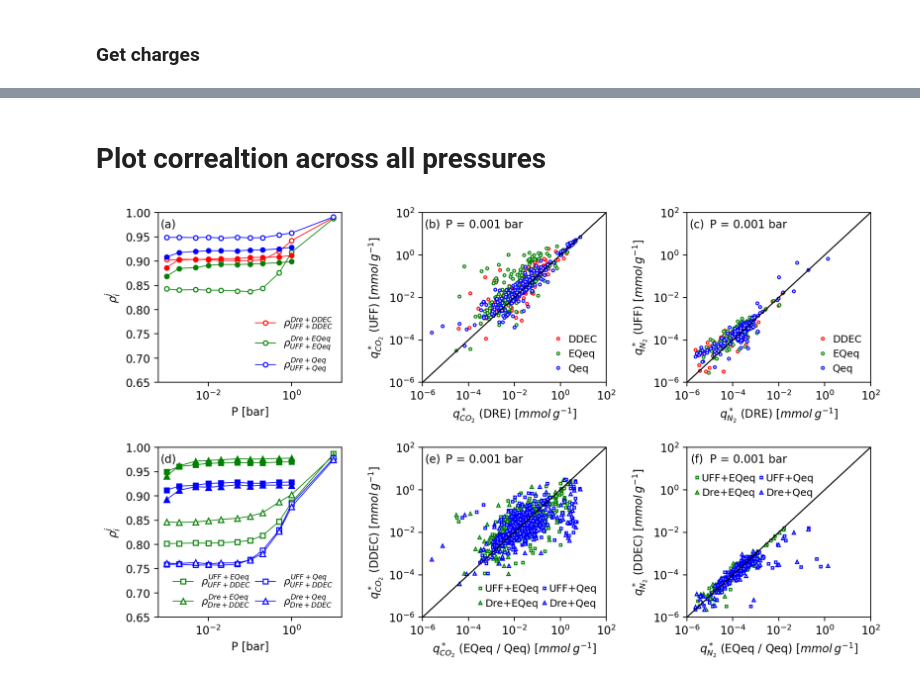
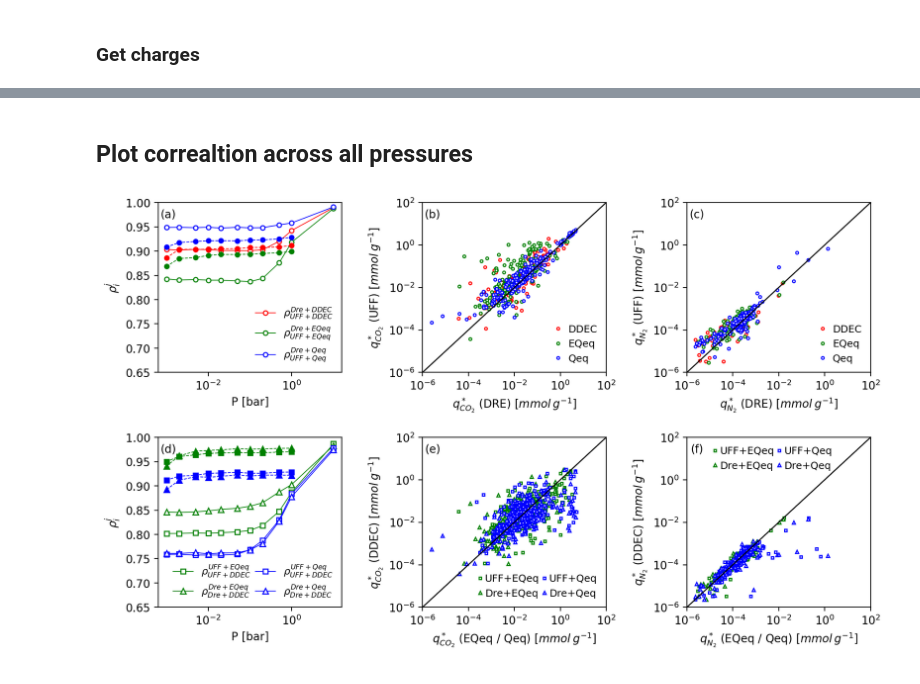
Before and after one commit to ConorNCleeton/uncertainty_screening_mofs, a Jupyter notebook: GCMC_exploratory_data_analysis/Exploratory_data_analysis.ipynb, the cells around one changed output, grey strips where cells are left out. Drawn from its saved outputs; the diff is of its cells as text; code cells hidden in the pictures.

Commit message:
update visualisation codes

```diff
--- a/GCMC_exploratory_data_analysis/Exploratory_data_analysis.ipynb
+++ b/GCMC_exploratory_data_analysis/Exploratory_data_analysis.ipynb
@@ -45,6 +45,12 @@ for_ranking = pd.DataFrame(list(zip(inter,unique_materials)),columns =['Number',
 with open('neverDOE.txt','r') as file:
     f = file.readlines()
 neverDOE = [s.split('\n')[0] for s in f]
+
+# Get list of materials which were flagged as being structurally inconsistent (i.e., presence of unbound water
+# molecules, counter-ions and/or hydrogen atom with incorrect bond lengths/angles)
+with open('structurally_inconsistent_MOFs.txt','r') as file:
+    f = file.readlines()
+badMOFs = [s.split('\n')[0] for s in f]
 # %%
 ## Read in the GCMC isotherm simulated data
 CO2_df = []
@@ -385,11 +392,11 @@ fig.tight_layout()
 # %% [markdown]
-# Plot correaltion across all pressures
+## Plot correaltion across all pressures
 # %%
 # plot as a function of pressure and charge scheme
 %config InlineBackend.figure_format = 'retina'
 
-N2_data = N2_df[~N2_df['Name'].isin(neverDOE)];
-CO2_data = CO2_df[~CO2_df['Name'].isin(neverDOE)];
+N2_data = N2_df[~N2_df['Name'].isin(neverDOE)]; N2_data = N2_data[~N2_data['Name'].isin(badMOFs)]
+CO2_data = CO2_df[~CO2_df['Name'].isin(neverDOE)]; CO2_data = CO2_data[~CO2_data['Name'].isin(badMOFs)];
 
 P = CO2_df['Pressure(Pa)'].unique()
 lowP = 100.0
@@ -445,14 +452,14 @@ for p in P:
     dre_eqeq.append(get_spearmanr(N2_df,298,p,[[5,6]]))
     dre_qeq.append(get_spearmanr(N2_df,298,p,[[5,7]]))
 
-ax[0].plot(P/1e5,ddec,lw=0.7,ls='-',marker='o',mec='r',ms=4,mfc='r',c='r')
-ax[0].plot(P/1e5,eqeq,lw=0.7,ls='-',marker='o',mec='g',ms=4,mfc='g',c='g')
-ax[0].plot(P/1e5,qeq,lw=0.7,ls='-',marker='o',mec='b',ms=4,mfc='b',c='b')
+ax[0].plot(P/1e5,ddec,lw=0.7,ls='--',marker='o',mec='r',ms=4,mfc='r',c='r')
+ax[0].plot(P/1e5,eqeq,lw=0.7,ls='--',marker='o',mec='g',ms=4,mfc='g',c='g')
+ax[0].plot(P/1e5,qeq,lw=0.7,ls='--',marker='o',mec='b',ms=4,mfc='b',c='b')
 
-ax[3].plot(P/1e5,uff_eqeq,lw=0.7,ls='-',marker='s',mec='g',ms=4,mfc='g',c='g')
-ax[3].plot(P/1e5,dre_eqeq,lw=0.7,ls='-',marker='^',mec='g',ms=5,mfc='g',c='g')
-ax[3].plot(P/1e5,uff_qeq,lw=0.7,ls='-',marker='s',mec='b',ms=4,mfc='b',c='b')
-ax[3].plot(P/1e5,dre_qeq,lw=0.7,ls='-',marker='^',mec='b',ms=5,mfc='b',c='b')
+ax[3].plot(P/1e5,uff_eqeq,lw=0.7,ls='--',marker='s',mec='g',ms=4,mfc='g',c='g')
+ax[3].plot(P/1e5,dre_eqeq,lw=0.7,ls='--',marker='^',mec='g',ms=5,mfc='g',c='g')
+ax[3].plot(P/1e5,uff_qeq,lw=0.7,ls='--',marker='s',mec='b',ms=4,mfc='b',c='b')
+ax[3].plot(P/1e5,dre_qeq,lw=0.7,ls='--',marker='^',mec='b',ms=5,mfc='b',c='b')
 
 # *************************************** PARITY PLOTS *********************************************************
 P_low = CO2_data[CO2_data['Pressure(Pa)']==lowP]; P_low = P_low[P_low['Temp(K)']==298]
@@ -466,7 +473,7 @@ ax[1].set_ylim(top=100,bottom=0.000001)
 ax[1].set_xscale('log')
 ax[1].set_yscale('log')
 ax[1].legend(frameon=False,loc='lower right',handletextpad=0.01,fontsize=9)
-ax[1].text(0.125,0.91,'P = {} bar'.format(lowP/1e5),transform=ax[1].transAxes)
+# ax[1].text(0.125,0.91,'P = {} bar'.format(lowP/1e5),transform=ax[1].transAxes)
 ax[1].text(0.055, 0.93,'(b)', ha='center', va='center', transform=ax[1].transAxes)
 
 ax[4].plot(P_low[P_low['ID']==2]['Loading(mmol/g)'],P_low[P_low['ID']==1]['Loading(mmol/g)'],'s',mec='g',ms=2.5,mfc='w',c='g',label='UFF+EQeq')  # UFF + EQeqCharge
@@ -480,37 +487,38 @@ ax[4].set_ylim(top=100,bottom=0.000001)
 ax[4].set_xscale('log')
 ax[4].set_yscale('log')
 ax[4].legend(frameon=False,loc='lower right',handletextpad=-.5,ncol=2,columnspacing=-.5,fontsize=9)
-ax[4].text(0.125,0.91,'P = {} bar'.format(lowP/1e5),transform=ax[4].transAxes)
+# ax[4].text(0.125,0.91,'P = {} bar'.format(lowP/1e5),transform=ax[4].transAxes)
 ax[4].text(0.055, 0.93,'(e)', ha='center', va='center', transform=ax[4].transAxes)
 
 P_low = N2_data[N2_data['Pressure(Pa)']==lowP]; P_low = P_low[P_low['Temp(K)']==298]
 ax[2].plot(P_low[P_low['ID']==5]['Loading(mmol/g)'],P_low[P_low['ID']==1]['Loading(mmol/g)'],'o',mec='r',ms=2.5,mfc='w',label='DDEC')  # DDEC Charge
 ax[2].plot(P_low[P_low['ID']==6]['Loading(mmol/g)'],P_low[P_low['ID']==2]['Loading(mmol/g)'],'o',mec='g',ms=2.5,mfc='w',label='EQeq')  # EQeq Charge
 ax[2].plot(P_low[P_low['ID']==7]['Loading(mmol/g)'],P_low[P_low['ID']==3]['Loading(mmol/g)'],'o',mec='b',ms=2.5,mfc='w',label='Qeq')  # Qeq Charge
 ax[2].plot( [0,100],[0,100],'-k',linewidth=1)
 ax[2].set(xlabel='$q^*_{N_2}$ (DRE) [$mmol \: g^{-1}$]',ylabel='$q^*_{N_2}$ (UFF) [$mmol \: g^{-1}$]')
 ax[2].set_xlim(left=0.000001,right=100)
 ax[2].set_ylim(top=100,bottom=0.000001)
 ax[2].set_xscale('log')
 ax[2].set_yscale('log')
 ax[2].legend(frameon=False,loc='lower right',handletextpad=0.01,fontsize=9)
-ax[2].text(0.125,0.91,'P = {} bar'.format(lowP/1e5),transform=ax[2].transAxes)
+# ax[2].text(0.125,0.91,'P = {} bar'.format(lowP/1e5),transform=ax[2].transAxes)
 ax[2].text(0.055, 0.93,'(c)', ha='center', va='center', transform=ax[2].transAxes)
 
 ax[5].plot(P_low[P_low['ID']==2]['Loading(mmol/g)'],P_low[P_low['ID']==1]['Loading(mmol/g)'],'s',mec='g',ms=2.5,mfc='w',c='g',label='UFF+EQeq')  # UFF + EQeqCharge
 ax[5].plot(P_low[P_low['ID']==6]['Loading(mmol/g)'],P_low[P_low['ID']==5]['Loading(mmol/g)'],'^',mec='g',ms=3,mfc='w',c='g',label='Dre+EQeq')  # DRE + EQeq Charge
 ax[5].plot(P_low[P_low['ID']==3]['Loading(mmol/g)'],P_low[P_low['ID']==1]['Loading(mmol/g)'],'s',mec='b',ms=2.5,mfc='w',c='b',label='UFF+Qeq')  # UFF + Qeq Charge
 ax[5].plot(P_low[P_low['ID']==7]['Loading(mmol/g)'],P_low[P_low['ID']==5]['Loading(mmol/g)'],'^',mec='b',ms=3,mfc='w',c='b',label='Dre+Qeq')  # DRE + Qeq Charge
 ax[5].plot( [0,100],[0,100],'-k',linewidth=1)
 ax[5].set(xlabel='$q^*_{N_2}$ (EQeq / Qeq) [$mmol \: g^{-1}$]',ylabel='$q^*_{N_2}$ (DDEC) [$mmol \: g^{-1}$]')
 ax[5].set_xlim(left=0.000001,right=100)
 ax[5].set_ylim(top=100,bottom=0.000001)
 ax[5].set_xscale('log')
 ax[5].set_yscale('log')
-ax[5].legend(frameon=False,loc='upper left',bbox_to_anchor=(-0.05, 0.9),handletextpad=-0.5,ncol=2,columnspacing=-.5,fontsize=9)
-ax[5].text(0.125,0.91,'P = {} bar'.format(lowP/1e5),transform=ax[5].transAxes)
+ax[5].legend(frameon=False,loc='upper left',bbox_to_anchor=(0.05, 1.0),handletextpad=-0.5,ncol=2,columnspacing=-.5,fontsize=9)
+# ax[5].text(0.125,0.91,'P = {} bar'.format(lowP/1e5),transform=ax[5].transAxes)
 ax[5].text(0.055, 0.93,'(f)', ha='center', va='center', transform=ax[5].transAxes)
 
 _.tight_layout()
+plt.savefig('Figure.png', dpi=500)
 # %% [output]
-[figure, old version]
+[figure, new version]
```
Also changed, not shown: parts of 7 cells of this notebook.
